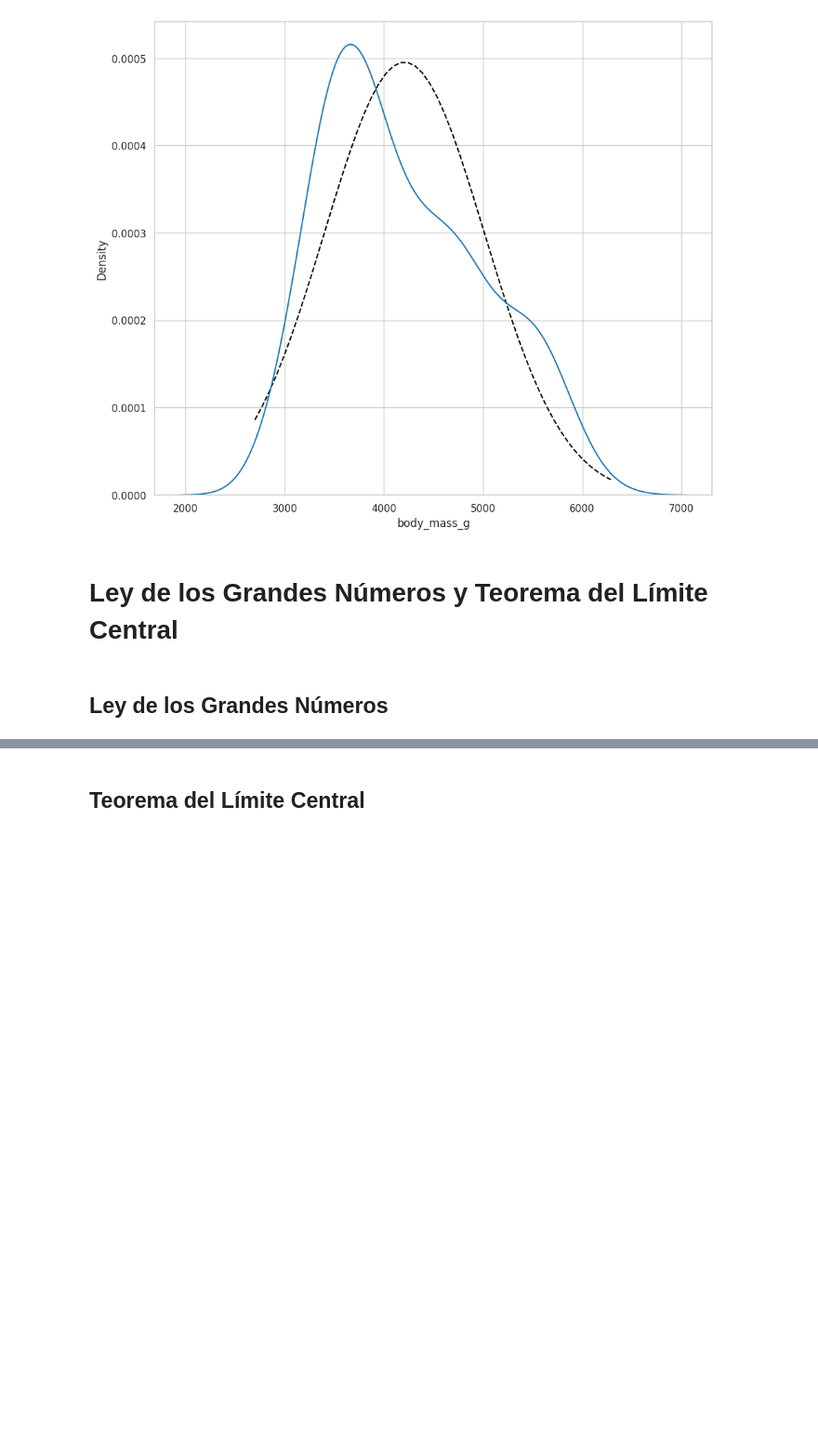
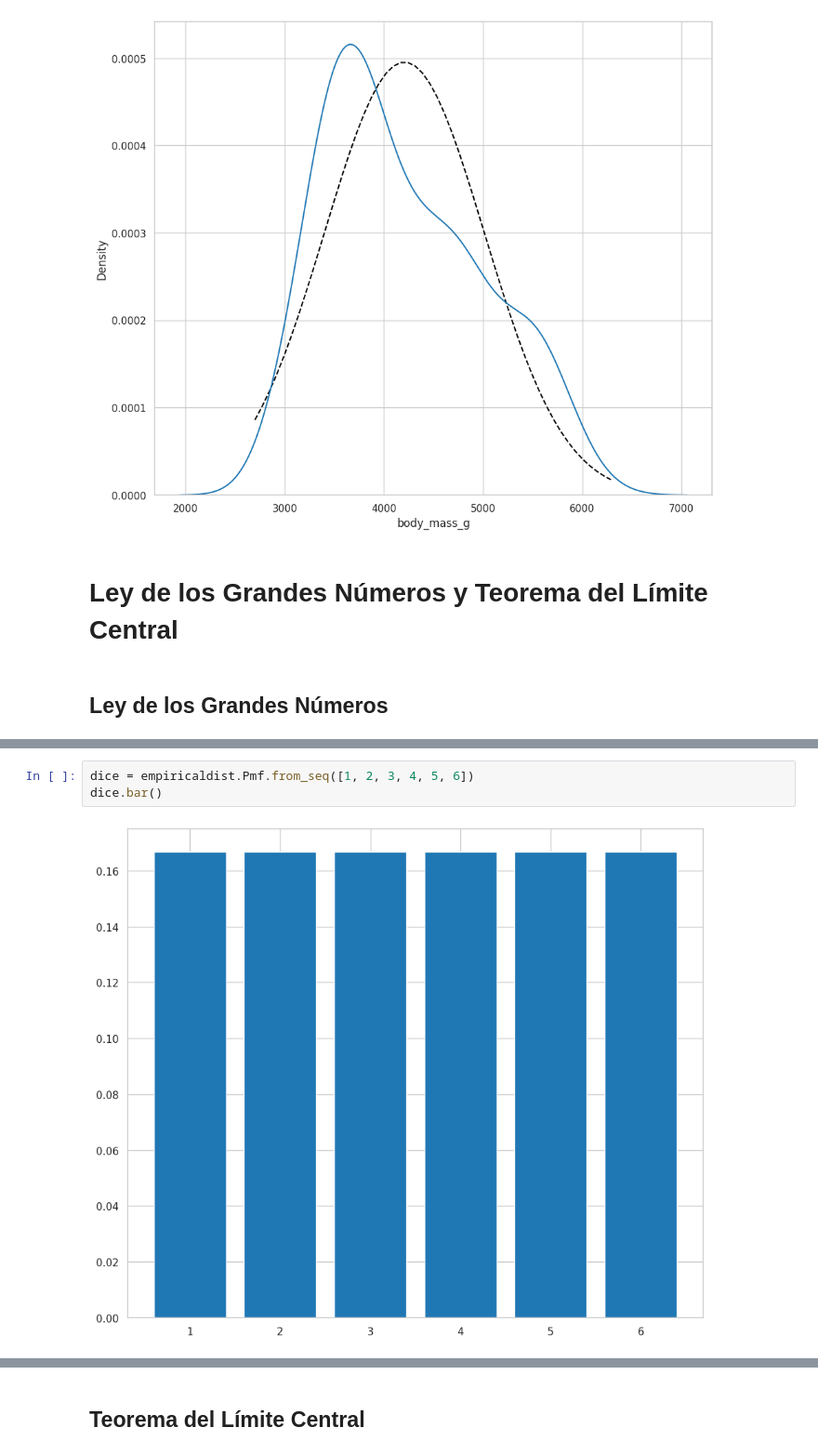
Before and after one commit to jariel17/curso-analisis-exploratorio-de-datos, a Jupyter notebook: 01-conociendo-nuestros-datos.ipynb, the cells around one changed output, grey strips where cells are left out. Shown at 93% size. Drawn from its saved outputs; the diff is of its cells as text; blank space fills up the shorter version.

```diff
--- a/01-conociendo-nuestros-datos.ipynb
+++ b/01-conociendo-nuestros-datos.ipynb
@@ -1058,0 +1065,5 @@ sns.kdeplot(
+# %%
+dice = empiricaldist.Pmf.from_seq([1, 2, 3, 4, 5, 6])
+dice.bar()
+# %% [output]
+[figure, added]
```
Also changed, not shown: parts of 13 cells of this notebook.
